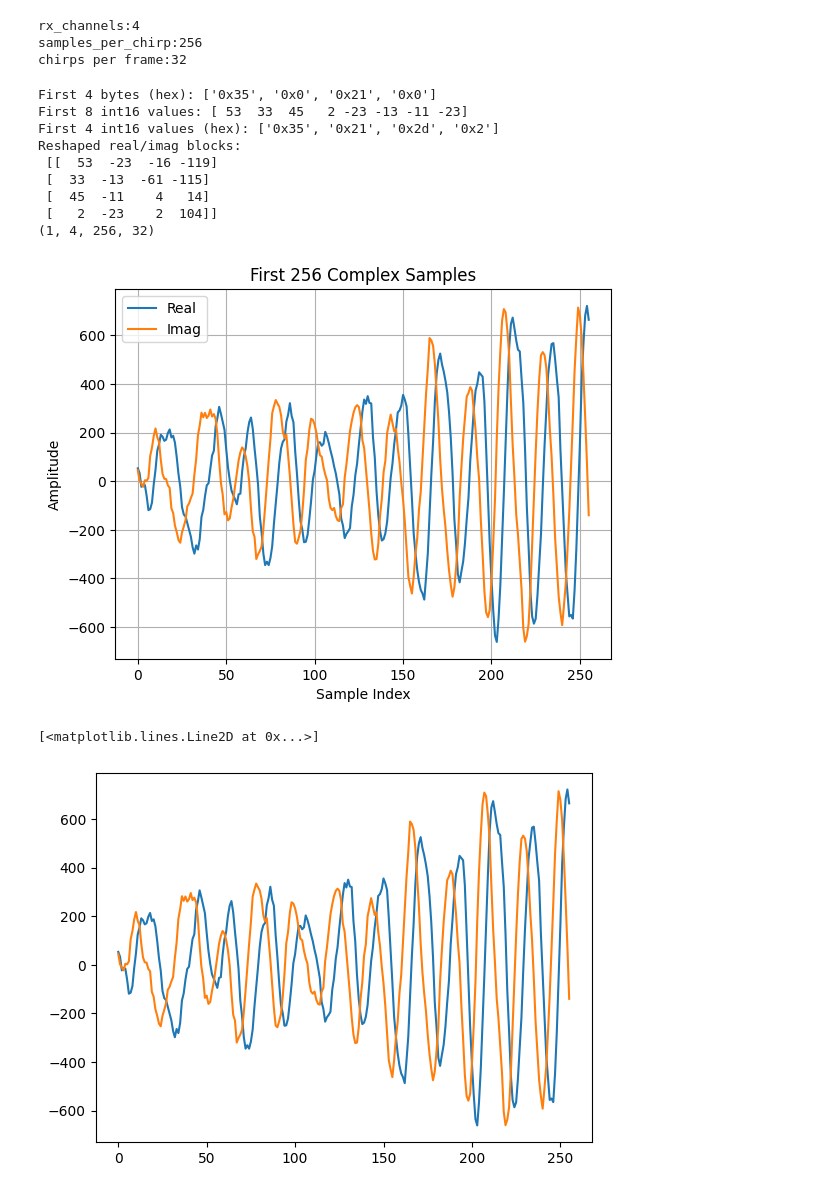
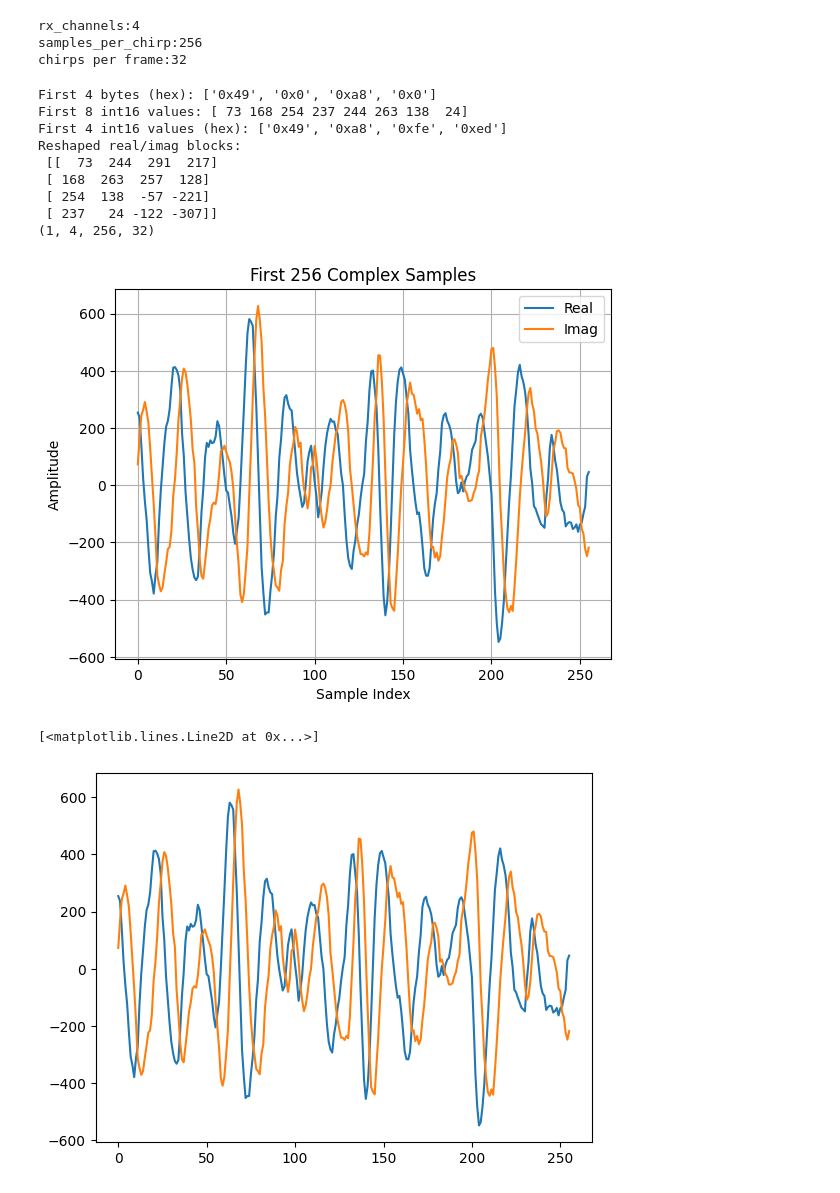
Before and after one commit to davidmhunt/CPSL_TI_Radar, a Jupyter notebook: utilities/process_raw_lbds_data.ipynb, the cells around one changed output. Saved outputs shown, nothing was run; the diff lists cells and outputs as text; code cells hidden in the pictures.

```diff
--- a/utilities/process_raw_lbds_data.ipynb
+++ b/utilities/process_raw_lbds_data.ipynb
@@ -9,7 +9,7 @@ from CPSL_TI_Radar.ConfigManager import ConfigManager
 config_folder_path = "/home/david/Documents/CPSL_TI_Radar/configurations"
 #config_file = "DCA1000/custom_configs/ISAR_mocap.cfg"
 # config_file = "DCA1000/IWR1843_configs/IWR1843_demo.cfg"
-config_file = "nav_configs/1843_vel_sr.cfg"
+config_file = "nav_configs/1843_test.cfg"
 path = os.path.join(config_folder_path,config_file)
 
 #initialize the config manager
@@ -85,50 +85,50 @@ reshaped = np.reshape(int16_data, (-1, 4)).T
 print("Reshaped real/imag blocks:\n", reshaped[:, :4])
 
 # Reconstruct complex samples: (Re0 + j*Im0), (Re1 + j*Im1), ...
-real = reshaped[0]  # Re0, Re1, ...
-imag = reshaped[2]  # Im0, Im1, ...
+imag = reshaped[0]  # Re0, Re1, ...
+real = reshaped[2]  # Im0, Im1, ...
 complex_samples_0 = real + 1j * imag
 
-real = reshaped[1]  # Re0, Re1, ...
-imag = reshaped[3]  # Im0, Im1, ...
+imag = reshaped[1]  # Re0, Re1, ...
+real = reshaped[3]  # Im0, Im1, ...
 complex_samples_1 = real + 1j * imag
 
 # Interleave channels if needed
 samples = np.empty((complex_samples_0.size + complex_samples_1.size,), dtype=complex_samples_0.dtype)
 samples[0::2] = complex_samples_0
 samples[1::2] = complex_samples_1
 
 first_frame_data = samples[:(rx_channels*samples_per_chirp*chirps_per_frame)]
 adc_data_cube = np.reshape(first_frame_data,
     newshape=(-1,chirps_per_frame,rx_channels,samples_per_chirp),
     order='C'
 )
 adc_data_cube = np.transpose(
     a=adc_data_cube,
     axes=(0,2,3,1)
 )
 print(adc_data_cube.shape)
 
 # Plot first 100 samples
 plt.plot(np.real(samples[:256]), label='Real')
 plt.plot(np.imag(samples[:256]), label='Imag')
 plt.legend()
 plt.title("First 256 Complex Samples")
 plt.xlabel("Sample Index")
 plt.ylabel("Amplitude")
 plt.grid(True)
 plt.show()
 # %% [output]
-First 4 bytes (hex): ['0x35', '0x0', '0x21', '0x0']
-First 8 int16 values: [ 53  33  45   2 -23 -13 -11 -23]
-First 4 int16 values (hex): ['0x35', '0x21', '0x2d', '0x2']
+First 4 bytes (hex): ['0x49', '0x0', '0xa8', '0x0']
+First 8 int16 values: [ 73 168 254 237 244 263 138  24]
+First 4 int16 values (hex): ['0x49', '0xa8', '0xfe', '0xed']
 Reshaped real/imag blocks:
- [[  53  -23  -16 -119]
- [  33  -13  -61 -115]
- [  45  -11    4   14]
- [   2  -23    2  104]]
+ [[  73  244  291  217]
+ [ 168  263  257  128]
+ [ 254  138  -57 -221]
+ [ 237   24 -122 -307]]
 (1, 4, 256, 32)
-[figure, old version]
+[figure, new version]
 # %%
 #plot the adc samples
 
@@ -142,7 +142,7 @@ plt.plot(np.real(samples))
 plt.plot(np.imag(samples))
 # %% [output]
 [<matplotlib.lines.Line2D at 0x...>]
-[figure, old version]
+[figure, new version]
 # %%
 rx_antenna = 0
 chirp = 0
```
Also changed, not shown: parts of 4 cells of this notebook, 3 other files.
